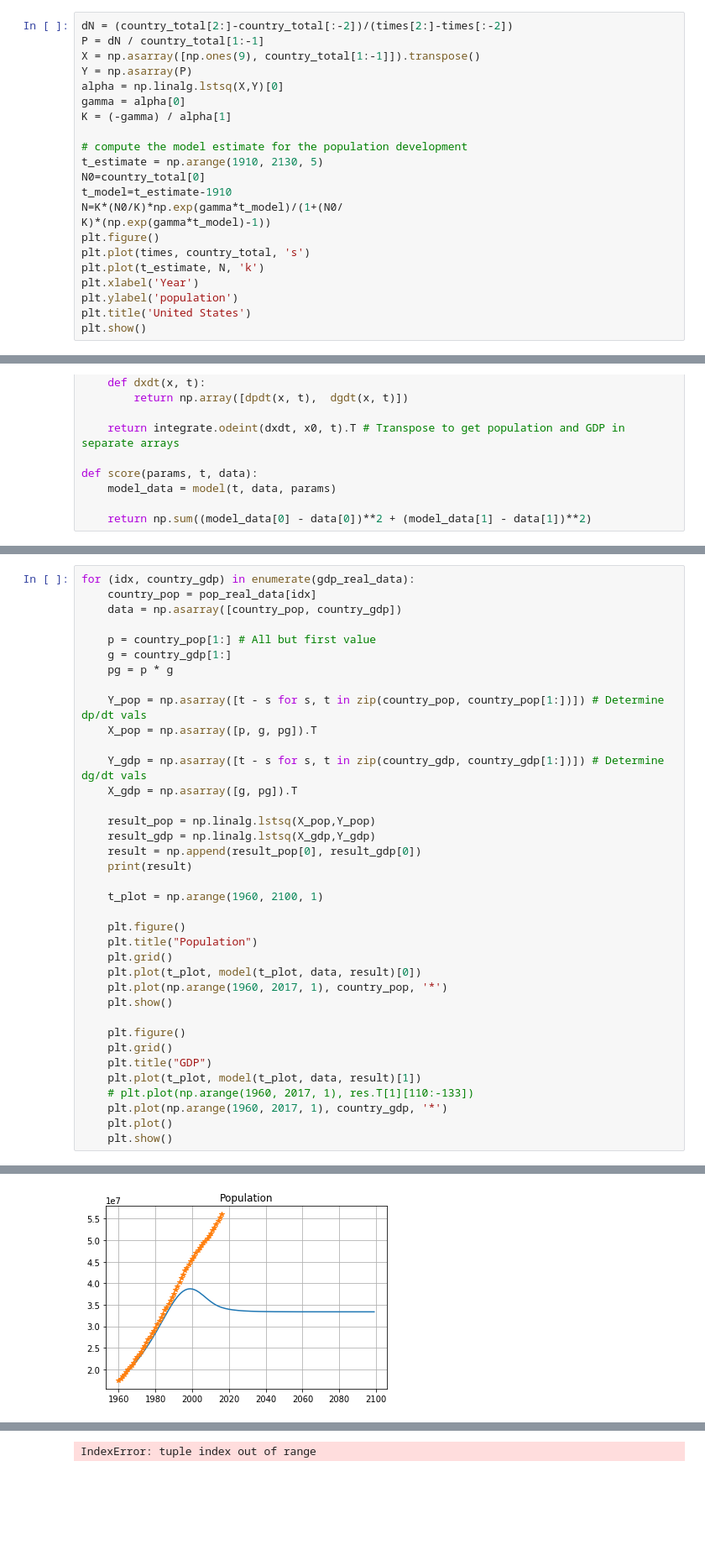
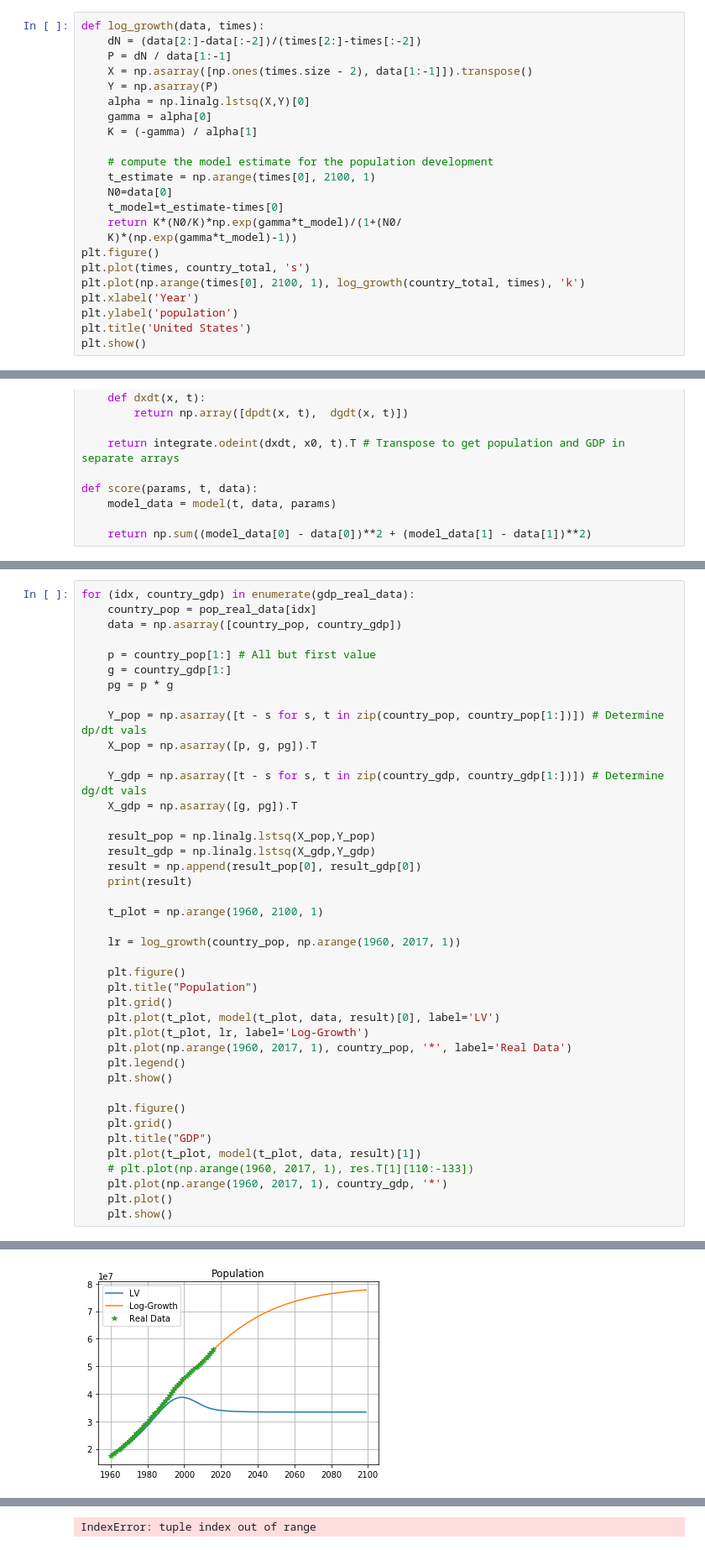
Before and after one commit to rfree18/math-modeling, a Jupyter notebook: final/Final.ipynb, the cells around one changed output, grey strips where cells are left out. Shown at 84% size. Cells and saved outputs as stored; diff of their text form; blank space fills up the shorter version.

```diff
--- a/final/Final.ipynb
+++ b/final/Final.ipynb
@@ -22,23 +22,24 @@ country_total = pop_change_df.as_matrix()[0]
 # %%
 times = np.arange(1910,2020,10)
 # %%
-dN = (country_total[2:]-country_total[:-2])/(times[2:]-times[:-2])
-P = dN / country_total[1:-1]
-X = np.asarray([np.ones(9), country_total[1:-1]]).transpose()
-Y = np.asarray(P)
-alpha = np.linalg.lstsq(X,Y)[0]
-gamma = alpha[0]
-K = (-gamma) / alpha[1]
+def log_growth(data, times):
+    dN = (data[2:]-data[:-2])/(times[2:]-times[:-2])
+    P = dN / data[1:-1]
+    X = np.asarray([np.ones(times.size - 2), data[1:-1]]).transpose()
+    Y = np.asarray(P)
+    alpha = np.linalg.lstsq(X,Y)[0]
+    gamma = alpha[0]
+    K = (-gamma) / alpha[1]
 
-# compute the model estimate for the population development
-t_estimate = np.arange(1910, 2130, 5)
-N0=country_total[0]
-t_model=t_estimate-1910
-N=K*(N0/K)*np.exp(gamma*t_model)/(1+(N0/
-K)*(np.exp(gamma*t_model)-1))
+    # compute the model estimate for the population development
+    t_estimate = np.arange(times[0], 2100, 1)
+    N0=data[0]
+    t_model=t_estimate-times[0]
+    return K*(N0/K)*np.exp(gamma*t_model)/(1+(N0/
+    K)*(np.exp(gamma*t_model)-1))
 plt.figure()
 plt.plot(times, country_total, 's')
-plt.plot(t_estimate, N, 'k')
+plt.plot(np.arange(times[0], 2100, 1), log_growth(country_total, times), 'k')
 plt.xlabel('Year')
 plt.ylabel('population')
 plt.title('United States')
@@ -148,11 +172,15 @@ for (idx, country_gdp) in enumerate(gdp_real_data):
 
     t_plot = np.arange(1960, 2100, 1)
 
+    lr = log_growth(country_pop, np.arange(1960, 2017, 1))
+
     plt.figure()
     plt.title("Population")
     plt.grid()
-    plt.plot(t_plot, model(t_plot, data, result)[0])
-    plt.plot(np.arange(1960, 2017, 1), country_pop, '*')
+    plt.plot(t_plot, model(t_plot, data, result)[0], label='LV')
+    plt.plot(t_plot, lr, label='Log-Growth')
+    plt.plot(np.arange(1960, 2017, 1), country_pop, '*', label='Real Data')
+    plt.legend()
     plt.show()
 
     plt.figure()
@@ -174,7 +202,7 @@ for (idx, country_gdp) in enumerate(gdp_real_data):
 [figure]
 [  2.21904455e-02   2.77303234e-06  -8.31084371e-14   2.90483363e-01
   -5.20885607e-09]
-[figure, old version]
+[figure, new version]
 [figure]
 # %%
 t = np.arange(1835, 2150, 1)
```
Also changed, not shown: parts of 4 cells of this notebook, 5 other files.
